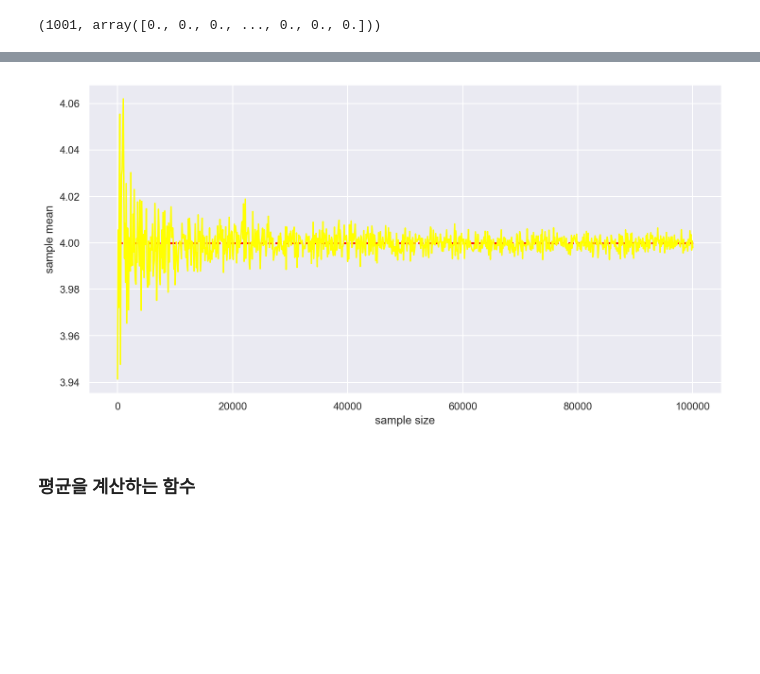
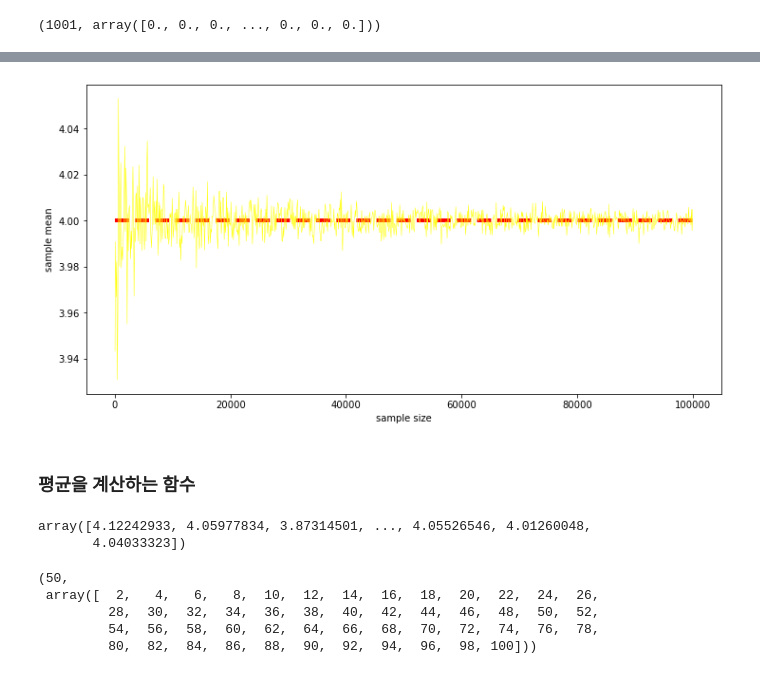
Before and after one commit to kimjaemin95/nekalakubae_data_science_1st, a Jupyter notebook: ds_study/code/7주차 - 통계기초.ipynb, the cells around one changed output, grey strips where cells are left out. Saved outputs shown, nothing was run; the diff lists cells and outputs as text; code cells hidden in the pictures; blank space fills up the shorter version.

```diff
--- a/ds_study/code/7주차 - 통계기초.ipynb
+++ b/ds_study/code/7주차 - 통계기초.ipynb
@@ -292,12 +312,13 @@ np.std(sample_mean_array_size, ddof=1)
 # %%
 plt.figure(figsize=(12, 6))
-plt.plot(size_array, sample_mean_array_size, color="yellow")
-plt.hlines(4, 0, max(size_array), color="red", linestyles="dashed")
+plt.plot(size_array, sample_mean_array_size, color="yellow", lw=0.5)
+# y=4, x는 0부터 size_array의 최대값까지
+plt.hlines(4, 0, max(size_array), color="red", linestyles="dashed", lw=4)
 plt.xlabel('sample size')
 plt.ylabel('sample mean')
 plt.show()
 # %% [output]
-[figure, old version]
+[figure, new version]
 # %% [markdown]
 ### 평균을 계산하는 함수
 # %%
@@ -312,0 +340,14 @@ def calc_sample_mean(size, n_trail):
+# %%
+calc_sample_mean(100, 10000)
+# %% [output]
+array([4.12242933, 4.05977834, 3.87314501, ..., 4.05526546, 4.01260048,
+       4.04033323])
+# %%
+size_array = np.arange(2, 102, 2)
+len(size_array), size_array
+# %% [output]
+(50,
+ array([  2,   4,   6,   8,  10,  12,  14,  16,  18,  20,  22,  24,  26,
+         28,  30,  32,  34,  36,  38,  40,  42,  44,  46,  48,  50,  52,
+         54,  56,  58,  60,  62,  64,  66,  68,  70,  72,  74,  76,  78,
+         80,  82,  84,  86,  88,  90,  92,  94,  96,  98, 100]))
```
Also changed, not shown: parts of 31 cells of this notebook.
